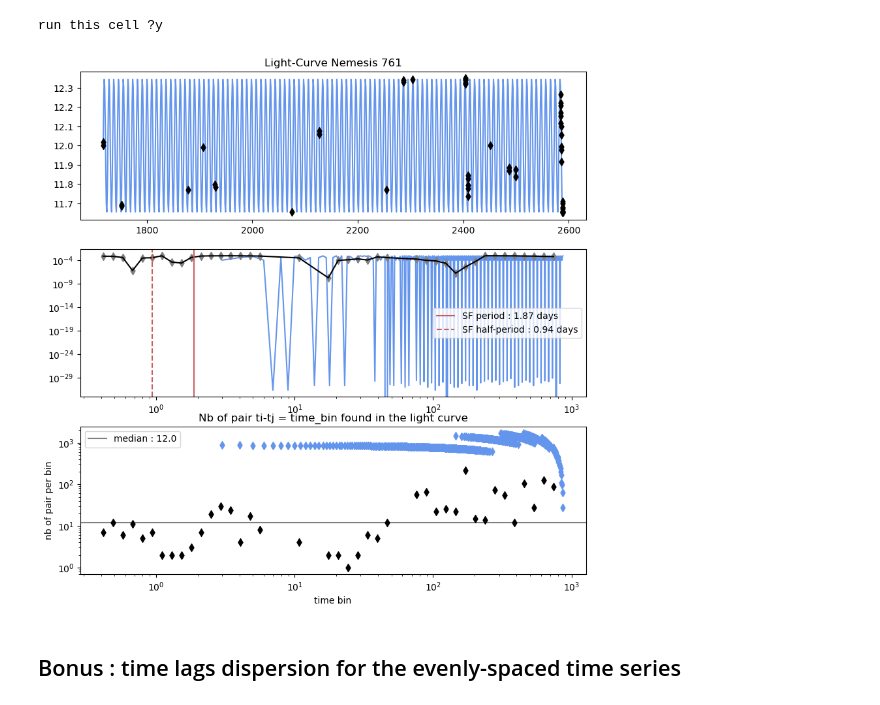
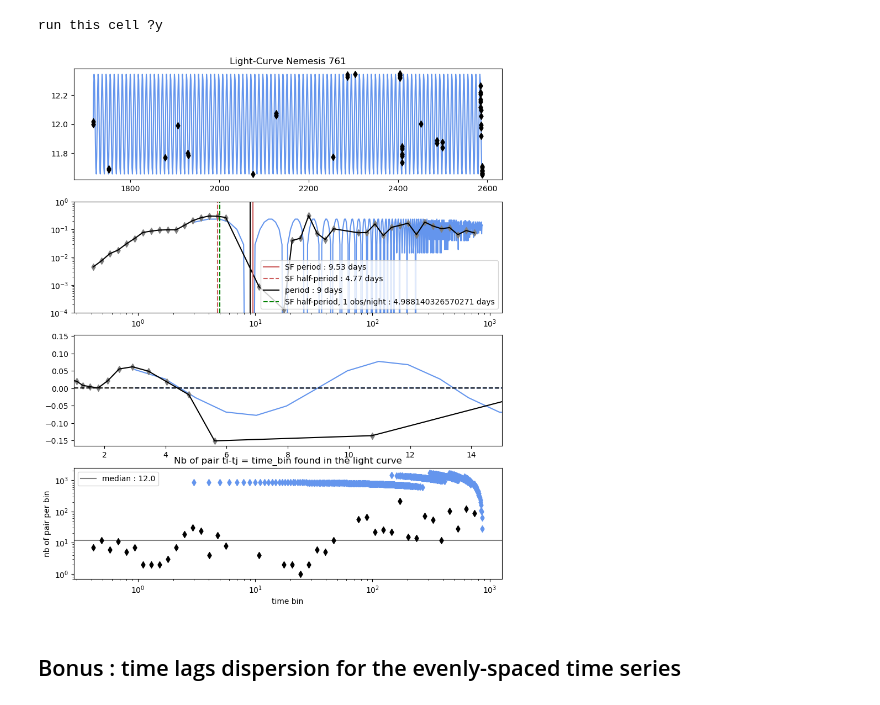
Before and after one commit to juliaroquette/VariabilityIndexes, a Jupyter notebook: jupyter/Gaia_SF.ipynb, the cells around one changed output. Cells and saved outputs as stored; diff of their text form; code cells hidden in the pictures.

```diff
--- a/jupyter/Gaia_SF.ipynb
+++ b/jupyter/Gaia_SF.ipynb
@@ -302,7 +287,7 @@ def find_timescale(sf, tau):
 #Structure function for light curve with gaia sampling
 
 sf, t_log, it        = structure_function_slow(np.array(mag), np.array(times-min(times)),\
-                                                  interp = False)
+                                               interp = False, num_bins = len(times))
 ts                   = find_timescale(sf, t_log)
 # %%
 #Structure function for light curve with 1obs/night
@@ -310,49 +295,64 @@ compute = input('run this cell ?')
 
 if compute in ['y', 'Y', 'yes', 'of course']:
     sf_even, t_log_even, it_even = structure_function_slow(np.array(mag_even),\
-                                                             np.array(t_even-min(t_even)),\
-                                                             interp = False)
-    ts_even                      = find_timescale(sf_even, t_log_even)
+                                   np.array(t_even-min(t_even)),\
+                                   interp = False, num_bins = len(t_even))
+ts_even                          = find_timescale(sf_even, t_log_even)
 # %% [output]
 run this cell ?y
 # %%
-fig, ax = plt.subplots(3, 1, figsize = (10, 10))
+fig, ax = plt.subplots(4, 1, figsize = (10, 12))
 ax1     = ax[0]
 ax2     = ax[1]
-ax3     = ax[2]
+ax2b    = ax[2]
+ax3     = ax[3]
 
 # Light curve
 ax1.scatter(times, mag, c = 'black', marker = 'd')
 ax1.set_title(f'Light-Curve Nemesis {ID}')
 ax1.plot(t_even, mag_even, c = 'cornflowerblue', zorder = 0)
 
 # SF
 ax2.scatter(t_log, sf, c = 'grey', marker = 'd')
 ax2.plot(t_log, sf, c = 'black')
 ax2.plot(t_log_even, sf_even, c = 'cornflowerblue', zorder = 0)
 ax2.axvline(2*ts, c = 'indianred',\
             label = f'SF period : {np.round(2*ts, decimals = 2)} days')
 ax2.axvline(ts, c = 'indianred',\
             label = f'SF half-period : {np.round(ts, decimals = 2)} days', ls = '--')
+ax2.axvline(period, label = f'period : {period} days', c = 'black')
+ax2.axvline(ts_even, label = f'SF half-period, 1 obs/night : {ts_even} days', c = 'green', ls = '--')
 ax2.legend()
+#ax2.set_xlim(1, 15)
+ax2.set_ylim(10e-5, 10e-1)
 ax2.set_xscale('log')
 ax2.set_yscale('log')
+
+#gradient
+ax2b.scatter(t_log, np.gradient(sf),c = 'grey', marker = 'd')
+ax2b.plot(t_log, np.gradient(sf), c = 'black')
+ax2b.plot(t_log_even, np.gradient(sf_even), c = 'cornflowerblue', zorder = 0)
+
+ax2b.plot(t_log, 1e-3 + 1e-4*np.sign(np.gradient(sf)), c = 'black', ls = '--')
+ax2b.plot(t_log_even, 1e-3 + 1e-4*np.sign(np.gradient(sf_even)), c = 'cornflowerblue', ls = '--', zorder = 0)
+
+ax2b.set_xlim(1, 15)
 
 #Nb of pairs found for each
 ax3.scatter(t_log, it, c = 'black', marker = 'd')
 ax3.scatter(t_log_even, it_even, c = 'cornflowerblue', marker = 'd')
 ax3.set_xlabel('time bin')
 ax3.set_ylabel('nb of pair per bin')
 ax3.set_xscale('log')
 ax3.set_yscale('log')
 ax3.set_title('Nb of pair ti-tj = time_bin found in the light curve')
 ax3.axhline(np.median(it), c = 'grey', zorder = 0, label = f'median : {np.round(np.median(it), 2)}')
 ax3.legend()
 
 
 plt.show()
 # %% [output]
-[figure, old version]
+[figure, new version]
 # %% [markdown]
 ## Bonus : time lags dispersion for the evenly-spaced time series
 # %%
```
Also changed, not shown: parts of 3 cells of this notebook.
